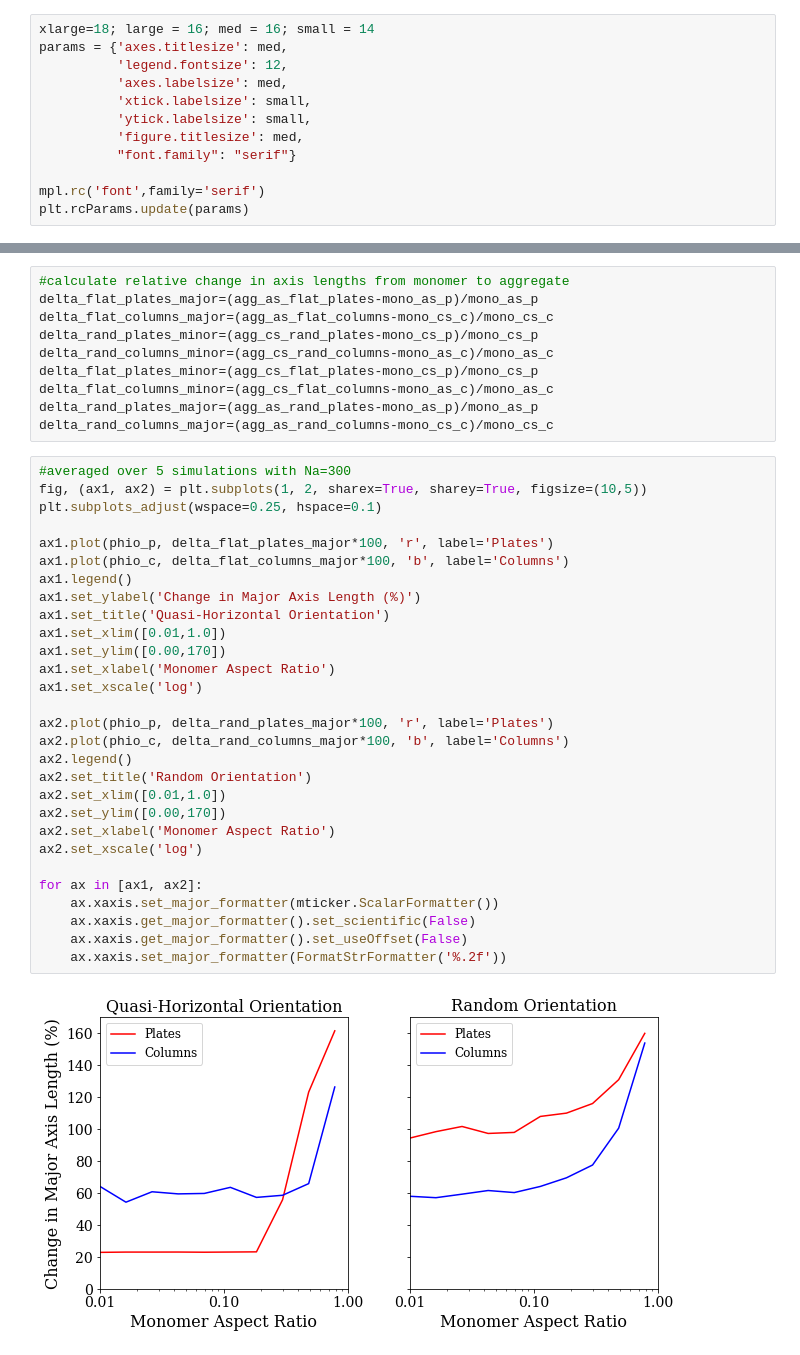
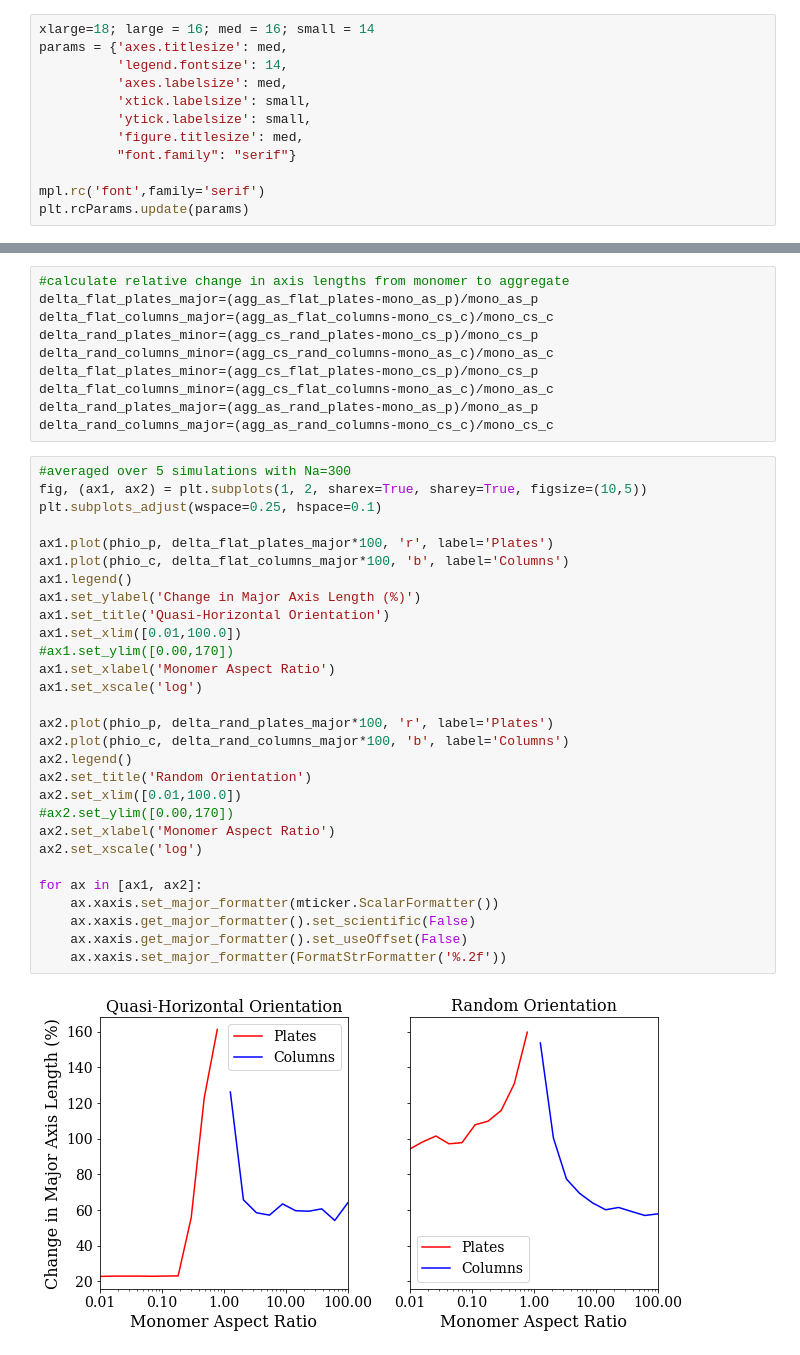
Before and after one commit to vprzybylo/IPAS, a Jupyter notebook: analysis/Part_I_reproducible_figs.ipynb, the cells around one changed output, grey strips where cells are left out. Drawn from its saved outputs; the diff is of its cells as text.

```diff
--- a/analysis/Part_I_reproducible_figs.ipynb
+++ b/analysis/Part_I_reproducible_figs.ipynb
@@ -20,7 +20,7 @@ import pickle
 # %%
 xlarge=18; large = 16; med = 16; small = 14
 params = {'axes.titlesize': med,
-          'legend.fontsize': 12,
+          'legend.fontsize': 14,
           'axes.labelsize': med,
           'xtick.labelsize': small,
           'ytick.labelsize': small,
@@ -211,34 +215,34 @@ delta_rand_columns_major=(agg_as_rand_columns-mono_cs_c)/mono_cs_c
 # %%
 #averaged over 5 simulations with Na=300
 fig, (ax1, ax2) = plt.subplots(1, 2, sharex=True, sharey=True, figsize=(10,5))
 plt.subplots_adjust(wspace=0.25, hspace=0.1)
 
 ax1.plot(phio_p, delta_flat_plates_major*100, 'r', label='Plates')
 ax1.plot(phio_c, delta_flat_columns_major*100, 'b', label='Columns')
 ax1.legend()
 ax1.set_ylabel('Change in Major Axis Length (%)')
 ax1.set_title('Quasi-Horizontal Orientation')
-ax1.set_xlim([0.01,1.0])
-ax1.set_ylim([0.00,170])
+ax1.set_xlim([0.01,100.0])
+#ax1.set_ylim([0.00,170])
 ax1.set_xlabel('Monomer Aspect Ratio')
 ax1.set_xscale('log')
 
 ax2.plot(phio_p, delta_rand_plates_major*100, 'r', label='Plates')
 ax2.plot(phio_c, delta_rand_columns_major*100, 'b', label='Columns')
 ax2.legend()
 ax2.set_title('Random Orientation')
-ax2.set_xlim([0.01,1.0])
-ax2.set_ylim([0.00,170])
+ax2.set_xlim([0.01,100.0])
+#ax2.set_ylim([0.00,170])
 ax2.set_xlabel('Monomer Aspect Ratio')
 ax2.set_xscale('log')
 
 for ax in [ax1, ax2]:
     ax.xaxis.set_major_formatter(mticker.ScalarFormatter())
     ax.xaxis.get_major_formatter().set_scientific(False)
     ax.xaxis.get_major_formatter().set_useOffset(False)
     ax.xaxis.set_major_formatter(FormatStrFormatter('%.2f'))
 # %% [output]
-[figure, old version]
+[figure, new version]
 # %%
 plots.axislengths_aspectratios(phio_p, phio_c, mono_as_p, mono_cs_p, mono_as_c, mono_cs_c,
                                agg_as_flat_plates, agg_as_flat_columns, agg_as_rand_plates,
```
Also changed, not shown: parts of 3 cells of this notebook, 9 other files.
